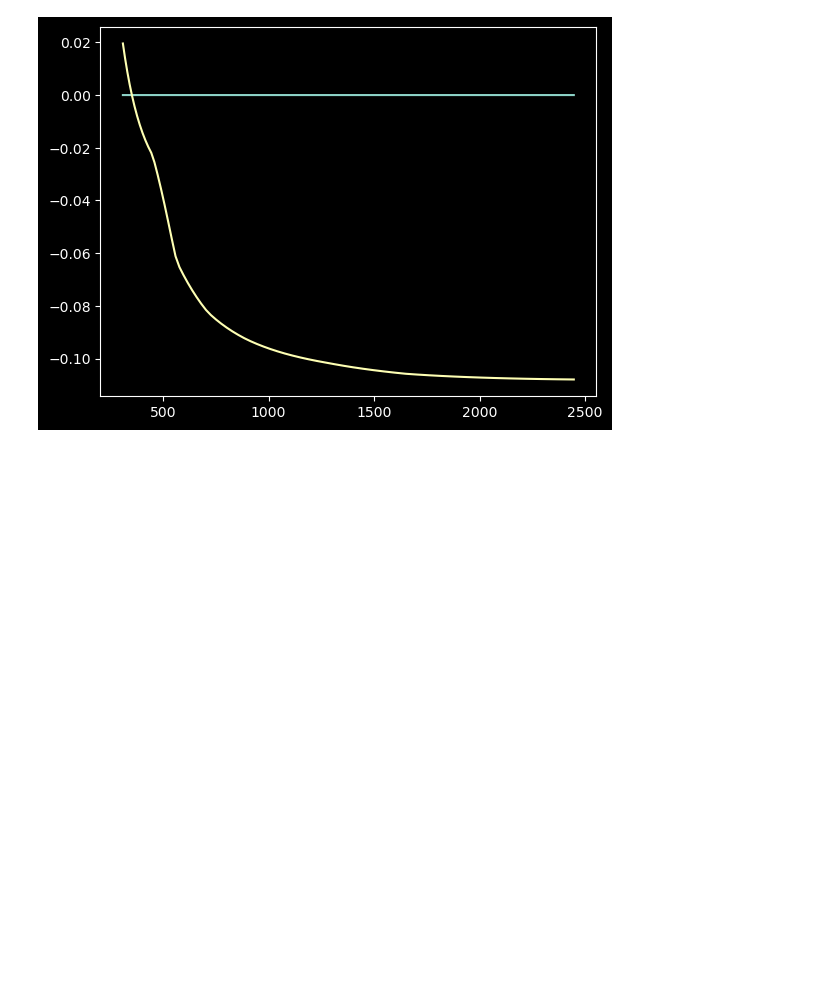
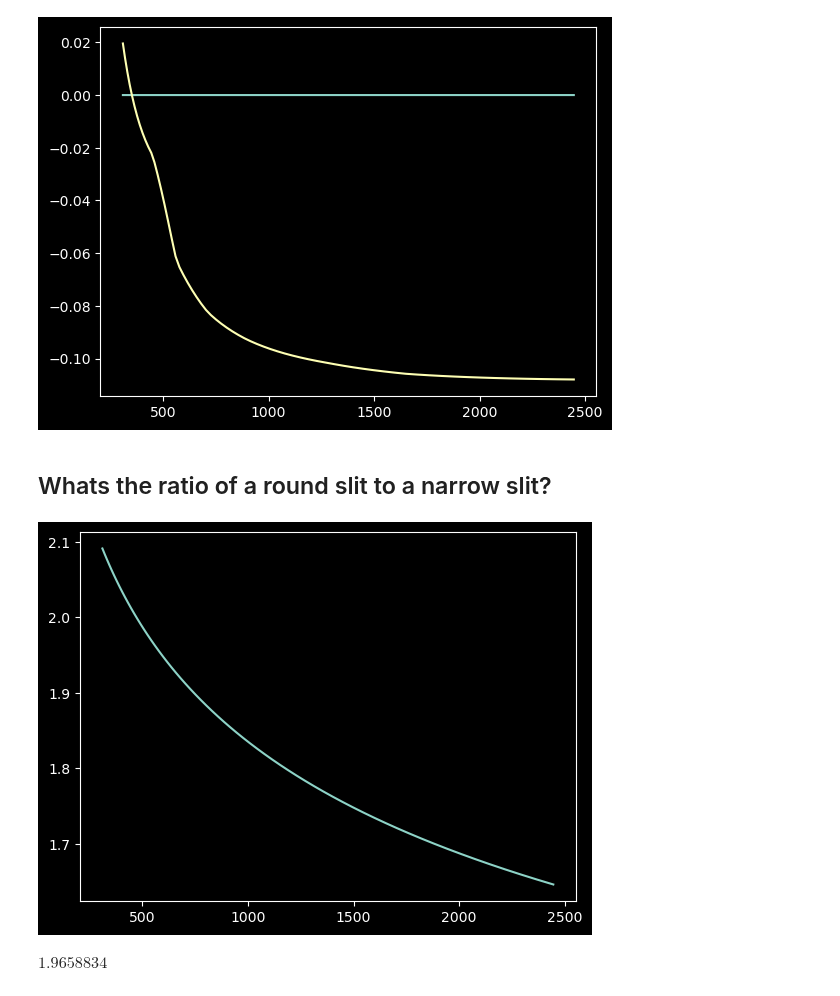
Before and after one commit to CaltechOpticalObservatories/zs-scopesim, a Jupyter notebook: notebooks/psf_adc.ipynb, the cells around one changed output. Saved outputs shown, nothing was run; the diff lists cells and outputs as text; code cells hidden in the pictures; blank space fills up the shorter version.

Commit message:
Update PSF ADC notebook: refine slit clipping logic and switch parameters

```diff
--- a/notebooks/psf_adc.ipynb
+++ b/notebooks/psf_adc.ipynb
@@ -324,6 +324,30 @@ def apply_slit(cube:np.ndarray, spatial_grid:u.Quantity, slit_width:u.Quantity,
     y0, y1 = ys.min(), ys.max() + 1
 
     return cube[x0:x1, y0:y1, :]
+
+
+def apply_roundapp(cube:np.ndarray, spatial_grid:u.Quantity, diam:u.Quantity, miscentration: u.Quantity)-> np.ndarray:
+    """
+    Clip out the portion of the cube that is in a round aperture
+
+    Args:
+        cube:
+        spatial_grid:
+        slit_width:
+        slit_height:
+        slit_miscentration:
+
+    Returns:
+
+    """
+    shifted = np.abs(spatial_grid+slit_miscentration[:, None, None])
+    in_slit = (shifted[1]**2+shifted[0]**2)<((diam/2)**2)
+
+    xs, ys = np.nonzero(in_slit)
+    x0, x1 = xs.min(), xs.max() + 1
+    y0, y1 = ys.min(), ys.max() + 1
+
+    return cube[x0:x1, y0:y1, :]
 # %%
 import numpy as np
 from scipy.ndimage import map_coordinates
@@ -492,3 +516,14 @@ plt.plot(wavelengths, (input_psf2sl-input_psf2sl_nosliterror).sum(axis=0).sum(ax
 [figure]
 [<matplotlib.lines.Line2D at 0x...>]
 [figure]
+# %% [markdown]
+## Whats the ratio of a round slit to a narrow slit?
+# %%
+b = apply_slit(psf, sky_points, slit_width/2, 1250*u.mas, slit_miscentration*0).sum(0).sum(0)*sky_step_area
+c = apply_roundapp(psf, sky_points, 1200*u.mas, slit_miscentration[0]*0).sum(0).sum(0)*sky_step_area
+plt.plot(wavelengths, c/b)
+plt.title(f'Mean ration in optical: {(c/b)[wavelengths<1000*u.nm].mean():.2f}')
+plt.show()
+# %% [output]
+[figure, added]
+$1.9658834 \; \mathrm{}$
```
Also changed, not shown: parts of 2 cells of this notebook.
